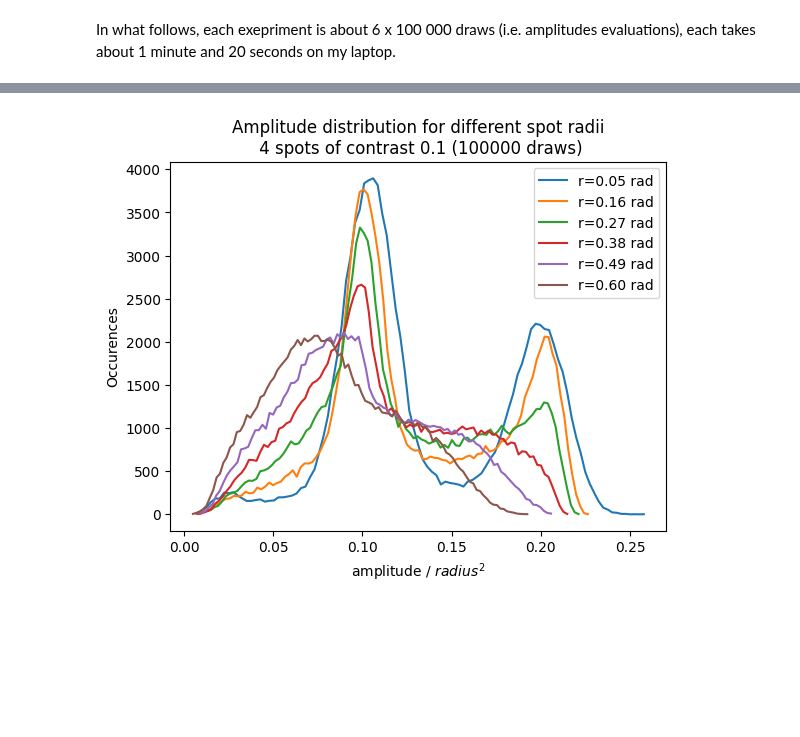
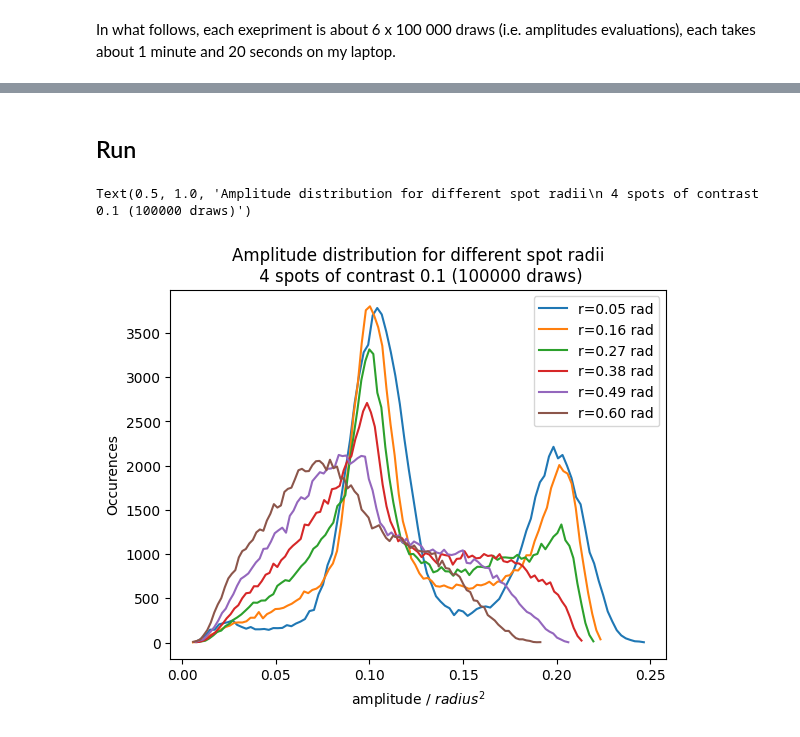
Before and after one commit to lgrcia/spotter, a Jupyter notebook: docs/experiments.ipynb, the cells around one changed output, grey strips where cells are left out. Saved outputs shown, nothing was run; the diff lists cells and outputs as text; code cells hidden in the pictures; blank space fills up the shorter version.

```diff
--- a/docs/experiments.ipynb
+++ b/docs/experiments.ipynb
@@ -49,17 +83,17 @@ plt.savefig("spotter_contrast_experiement.pdf")
 results = {}
 
 for n in range(2, 8):
-    A = []
+    amplitudes = []
     for i in range(draws):
         star.clear_surface()
         theta, phi = uniform(n)
         star.add_spot(theta, phi, 0.1, 0.1)
-        A.append([theta[0], phi[0], amplitude(star.map_spot)])
-    A = np.array(A)
-    results[n] = A
+        amplitudes.append(amplitude(star.map_spot))
+    amplitudes = np.array(amplitudes)
+    results[n] = amplitudes
 # %%
-for n, A in results.items():
-    x, bins = np.histogram(A[:, 2], bins=100)
+for n, amplitudes in results.items():
+    x, bins = np.histogram(amplitudes, bins=50)
     plt.plot(bins[:-1], x, label=f"n={n}")
 
 plt.legend()
@@ -68,5 +102,4 @@ plt.ylabel("Occurences")
 plt.title(
     f"Amplitude distribution for different number of spots\nspots of size 0.1 rad and contrast 0.1 ({draws} draws)"
 )
-plt.savefig("spotter_number_experiement.pdf")
 # %% [output]
@@ -75,0 +112,11 @@ plt.savefig("spotter_number_experiement.pdf")
+# %%
+star.clear_surface()
+np.random.seed(3)
+theta, phi = uniform(5)
+plt.figure(figsize=(10, 2))
+for i, r in enumerate(np.linspace(0.05, 0.6, 5)):
+    plt.subplot(1, 5, i + 1)
+    star.clear_surface()
+    star.add_spot(theta, phi, r, 0.2)
+    star.show(vmin=0.5, vmax=1)
+    plt.text(0.5, 0.5, f"r={r:.2f}", ha="center", va="center")
@@ -76,26 +125,28 @@ plt.savefig("spotter_number_experiement.pdf")
+# %% [markdown]
+## Run
 # %%
 results = {}
 
 for s in np.linspace(0.05, 0.6, 6):
-    A = []
+    amplitudes = []
     for i in range(draws):
         star.clear_surface()
         theta, phi = uniform(4)
         star.add_spot(theta, phi, s, 0.1)
-        A.append([theta[0], phi[0], amplitude(star.map_spot)])
-    A = np.array(A)
-    results[s] = A
+        amplitudes.append(amplitude(star.map_spot))
+    amplitudes = np.array(amplitudes)
+    results[s] = amplitudes
 # %%
-for r, A in results.items():
-    x, bins = np.histogram(A[:, 2], bins=100)
+for r, amplitudes in results.items():
+    x, bins = np.histogram(amplitudes, bins=100)
     plt.plot(bins[:-1] / r**2, x, label=f"r={r:.2f} rad")
 
 plt.legend()
 plt.xlabel("amplitude / $radius^2$")
 plt.ylabel("Occurences")
 plt.title(
     f"Amplitude distribution for different spot radii\n 4 spots of contrast 0.1 ({draws} draws)"
 )
-plt.savefig("spotter_radius_experiement.pdf")
 # %% [output]
+Text(0.5, 1.0, 'Amplitude distribution for different spot radii\n 4 spots of contrast 0.1 (100000 draws)')
-[figure, old version]
+[figure, new version]
```
Also changed, not shown: parts of 12 cells of this notebook.
